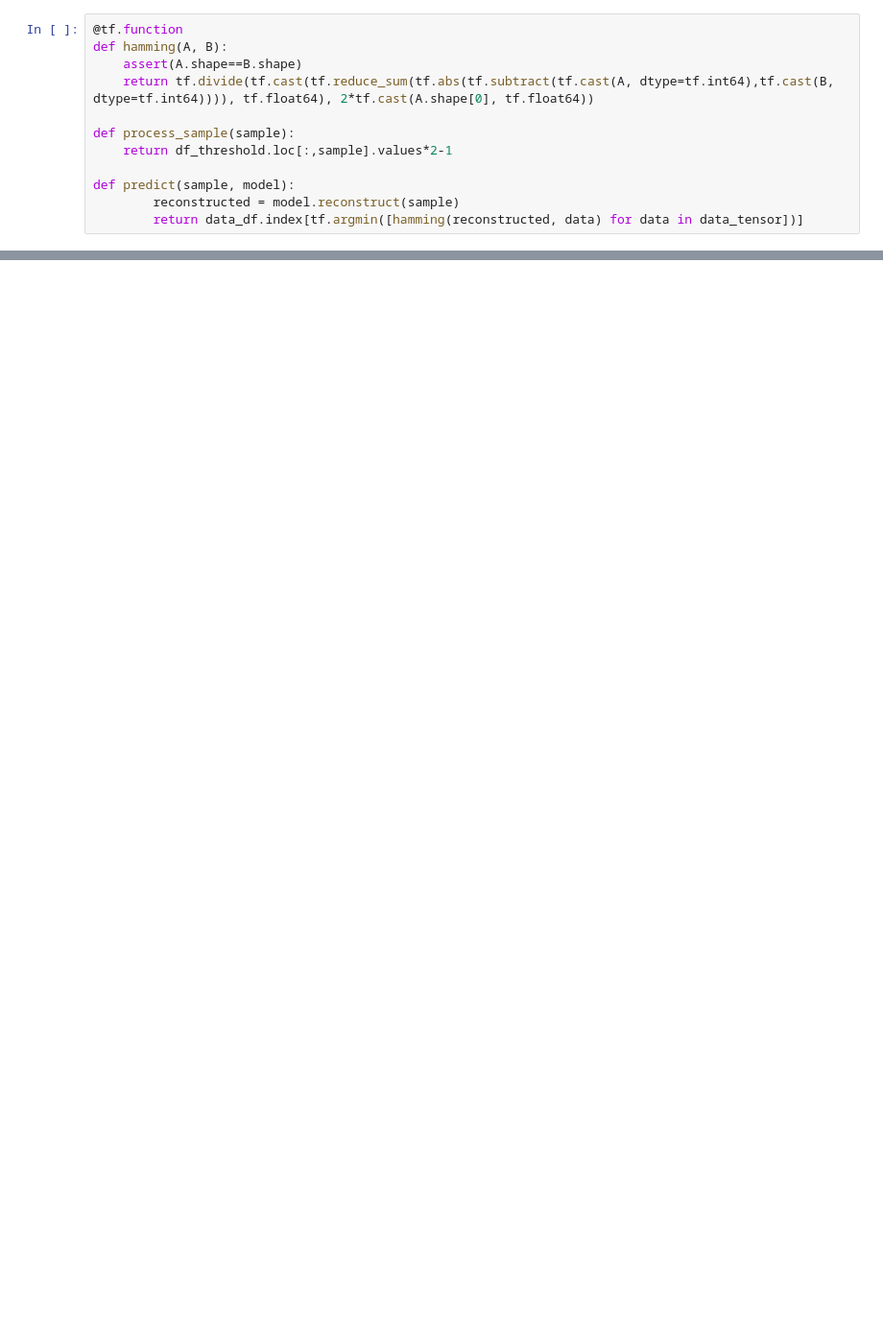
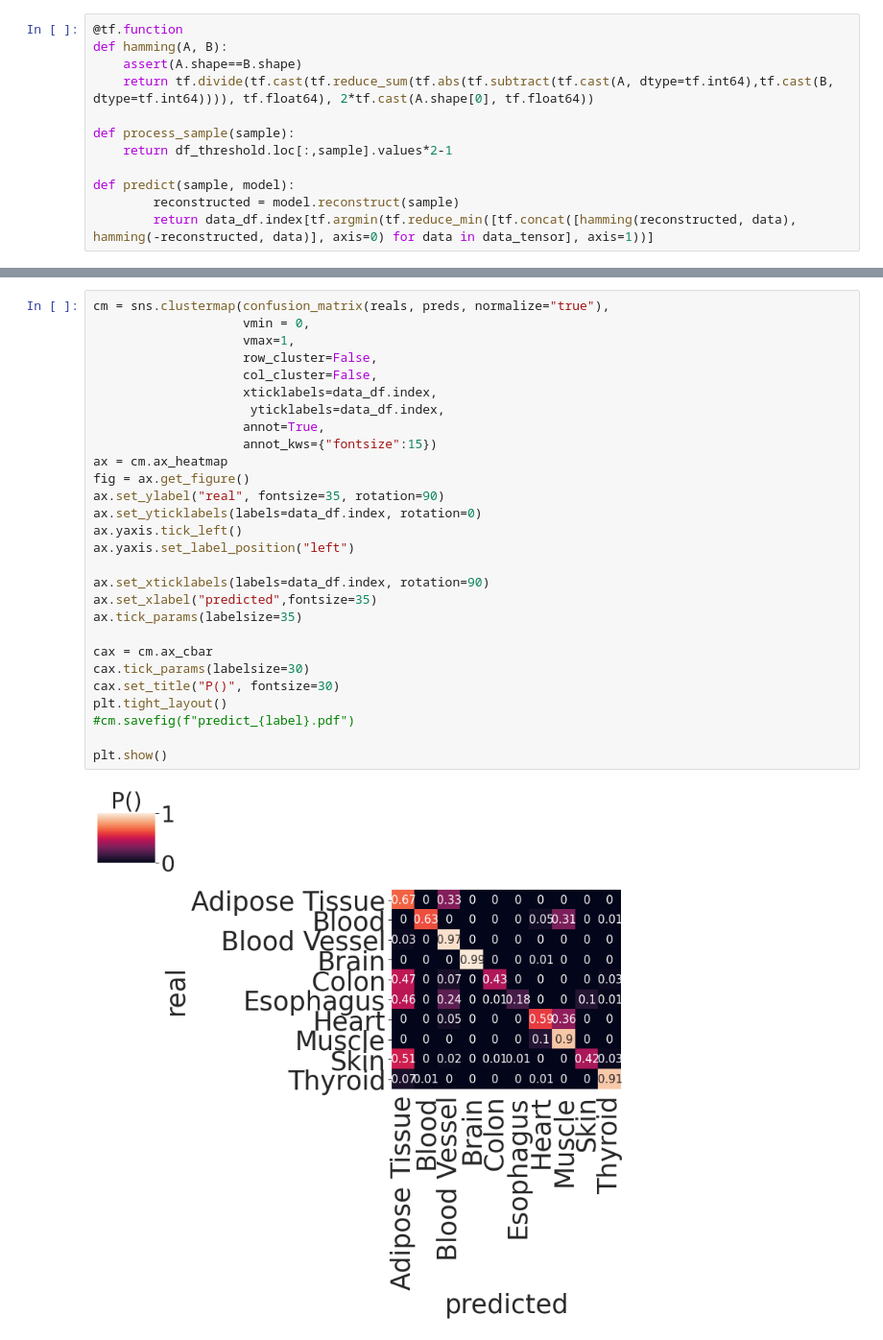
Before and after one commit to fvalle1/phd, a Jupyter notebook: hopfield/Hopfield.ipynb, the cells around one changed output, grey strips where cells are left out. Shown at 96% size. Drawn from its saved outputs; the diff is of its cells as text; blank space fills up the shorter version.

```diff
--- a/hopfield/Hopfield.ipynb
+++ b/hopfield/Hopfield.ipynb
@@ -48,5 +81,5 @@ def process_sample(sample):
 
 def predict(sample, model):
         reconstructed = model.reconstruct(sample)
-        return data_df.index[tf.argmin([hamming(reconstructed, data) for data in data_tensor])]
+        return data_df.index[tf.argmin(tf.reduce_min([tf.concat([hamming(reconstructed, data), hamming(-reconstructed, data)], axis=0) for data in data_tensor], axis=1))]
 # %%
@@ -82,2 +115,32 @@ sns.heatmap(dist_matrix, vmin=0, vmax=1)
+# %%
+cm = sns.clustermap(confusion_matrix(reals, preds, normalize="true"),
+                    vmin = 0,
+                    vmax=1,
+                    row_cluster=False,
+                    col_cluster=False,
+                    xticklabels=data_df.index,
+                     yticklabels=data_df.index,
+                    annot=True,
+                    annot_kws={"fontsize":15})
+ax = cm.ax_heatmap
+fig = ax.get_figure()
+ax.set_ylabel("real", fontsize=35, rotation=90)
+ax.set_yticklabels(labels=data_df.index, rotation=0)
+ax.yaxis.tick_left()
+ax.yaxis.set_label_position("left")
+
+ax.set_xticklabels(labels=data_df.index, rotation=90)
+ax.set_xlabel("predicted",fontsize=35)
+ax.tick_params(labelsize=35)
+
+cax = cm.ax_cbar
+cax.tick_params(labelsize=30)
+cax.set_title("P()", fontsize=30)
+plt.tight_layout()
+#cm.savefig(f"predict_{label}.pdf")
+
+plt.show()
+# %% [output]
+[figure, added]
 # %%
 for i,data in enumerate(data_tensor):
```
Also changed, not shown: parts of 14 cells of this notebook.
